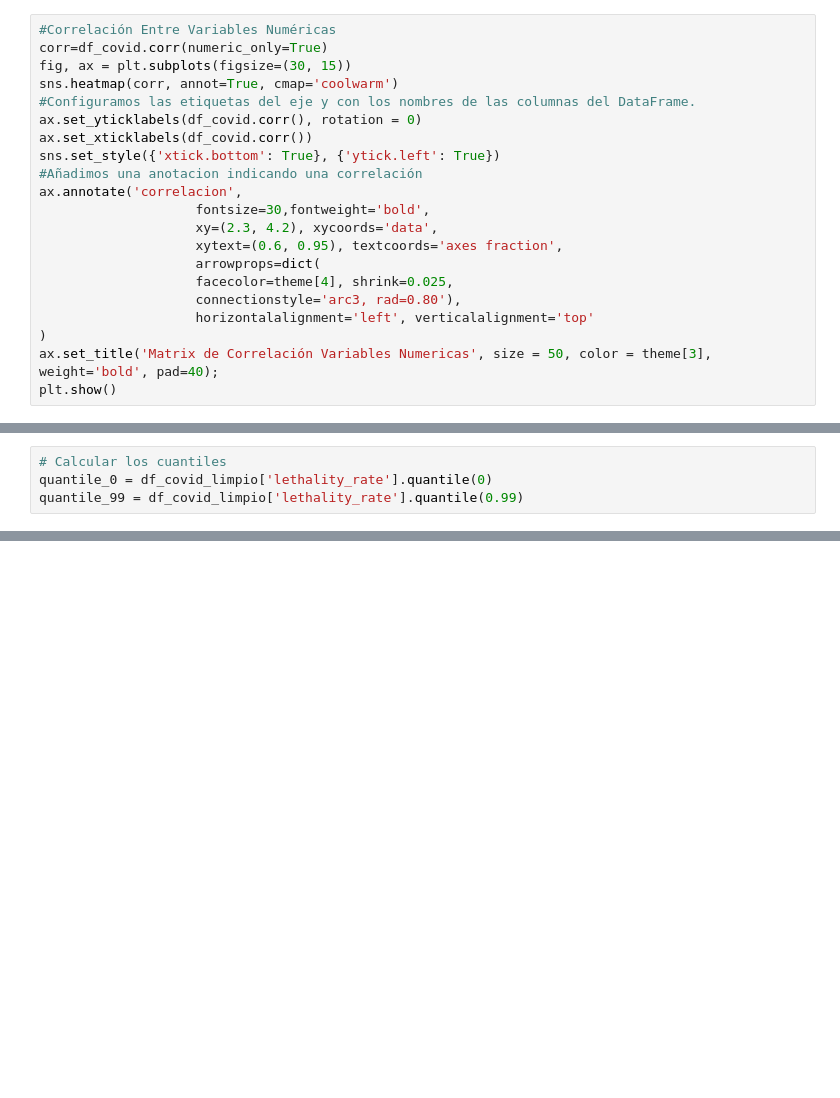
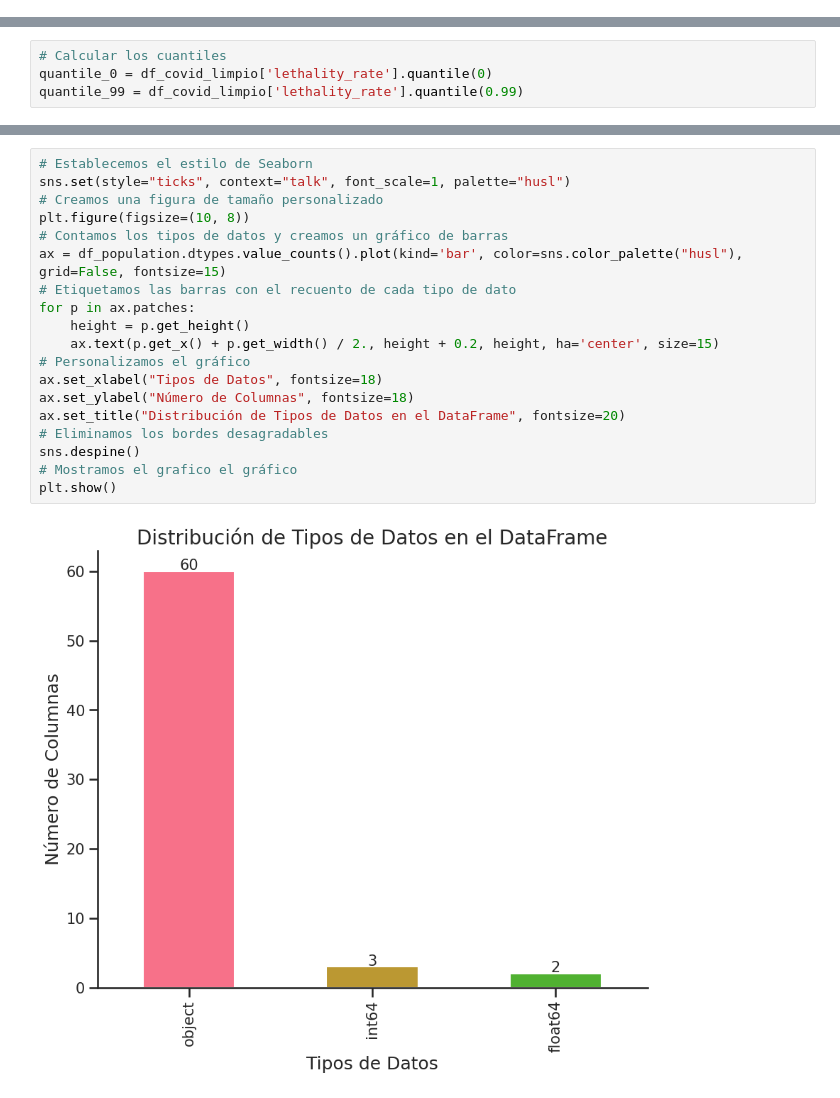
Before and after one commit to wilferalexander/Covid19, a Jupyter notebook: Covid19.ipynb, the cells around one changed output, grey strips where cells are left out. Saved outputs shown, nothing was run; the diff lists cells and outputs as text; blank space fills up the shorter version.

```diff
--- a/Covid19.ipynb
+++ b/Covid19.ipynb
@@ -180,24 +187,3 @@ Cumulative_cases     31717
 New_deaths            2126
 Cumulative_deaths    13650
 dtype: int64
-# %%
-#Correlación Entre Variables Numéricas
-corr=df_covid.corr(numeric_only=True)
-fig, ax = plt.subplots(figsize=(30, 15))
-sns.heatmap(corr, annot=True, cmap='coolwarm')
-#Configuramos las etiquetas del eje y con los nombres de las columnas del DataFrame.
-ax.set_yticklabels(df_covid.corr(), rotation = 0)
-ax.set_xticklabels(df_covid.corr())
-sns.set_style({'xtick.bottom': True}, {'ytick.left': True})
-#Añadimos una anotacion indicando una correlación
-ax.annotate('correlacion',
-                    fontsize=30,fontweight='bold',
-                    xy=(2.3, 4.2), xycoords='data',
-                    xytext=(0.6, 0.95), textcoords='axes fraction',
-                    arrowprops=dict(
-                    facecolor=theme[4], shrink=0.025,
-                    connectionstyle='arc3, rad=0.80'),
-                    horizontalalignment='left', verticalalignment='top'
-)
-ax.set_title('Matrix de Correlación Variables Numericas', size = 50, color = theme[3], weight='bold', pad=40);
-plt.show()
@@ -413,0 +410,21 @@ df_covid_limpio.sample(5)
+# %%
+# Establecemos el estilo de Seaborn
+sns.set(style="ticks", context="talk", font_scale=1, palette="husl")
+# Creamos una figura de tamaño personalizado
+plt.figure(figsize=(10, 8))
+# Contamos los tipos de datos y creamos un gráfico de barras
+ax = df_population.dtypes.value_counts().plot(kind='bar', color=sns.color_palette("husl"), grid=False, fontsize=15)
+# Etiquetamos las barras con el recuento de cada tipo de dato
+for p in ax.patches:
+    height = p.get_height()
+    ax.text(p.get_x() + p.get_width() / 2., height + 0.2, height, ha='center', size=15)
+# Personalizamos el gráfico
+ax.set_xlabel("Tipos de Datos", fontsize=18)
+ax.set_ylabel("Número de Columnas", fontsize=18)
+ax.set_title("Distribución de Tipos de Datos en el DataFrame", fontsize=20)
+# Eliminamos los bordes desagradables
+sns.despine()
+# Mostramos el grafico el gráfico
+plt.show()
+# %% [output]
+[figure, added]
```
Also changed, not shown: parts of 16 cells of this notebook.
